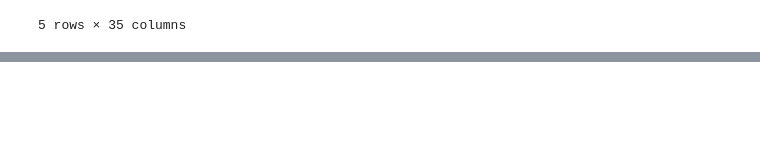
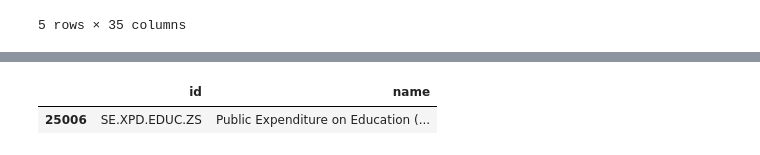
Before and after one commit to WilliamJGilliam/UN_API, a Jupyter notebook: world-bank-api.ipynb, the cells around one changed output, grey strips where cells are left out. Drawn from its saved outputs; the diff is of its cells as text; code cells hidden in the pictures; blank space fills up the shorter version.

```diff
--- a/world-bank-api.ipynb
+++ b/world-bank-api.ipynb
@@ -229,0 +274,38 @@ uc_df
+# %%
+indicator_url = 'https://api.worldbank.org/v2/indicator'
+
+indicator_params = {
+    'format': 'json',
+    'per_page': 50,
+    'page': 1
+}
+# %%
+all_indicators = []
+
+response = requests.get(indicator_url, params=indicator_params)
+data = response.json()
+
+total_pages = data[0]['pages']
+
+for page in range(1, total_pages + 1):
+    indicator_params['page'] = page
+
+    response = requests.get(indicator_url, params=indicator_params)
+    data = response.json()
+
+    all_indicators.extend(data[1])
+# %%
+indicators_df = pd.json_normalize(all_indicators)
+# %%
+education_indicator = indicators_df[
+    indicators_df['name'].str.contains(
+        'Public Expenditure on Education',
+        case=False,
+        na=False
+    )
+]
+# %%
+education_indicator[['id', 'name']]
+# %% [output]
+|  | id | name |
+| 25006 | SE.XPD.EDUC.ZS | Public Expenditure on Education (... |
```
Also changed, not shown: parts of 3 cells of this notebook, 1 other file.
